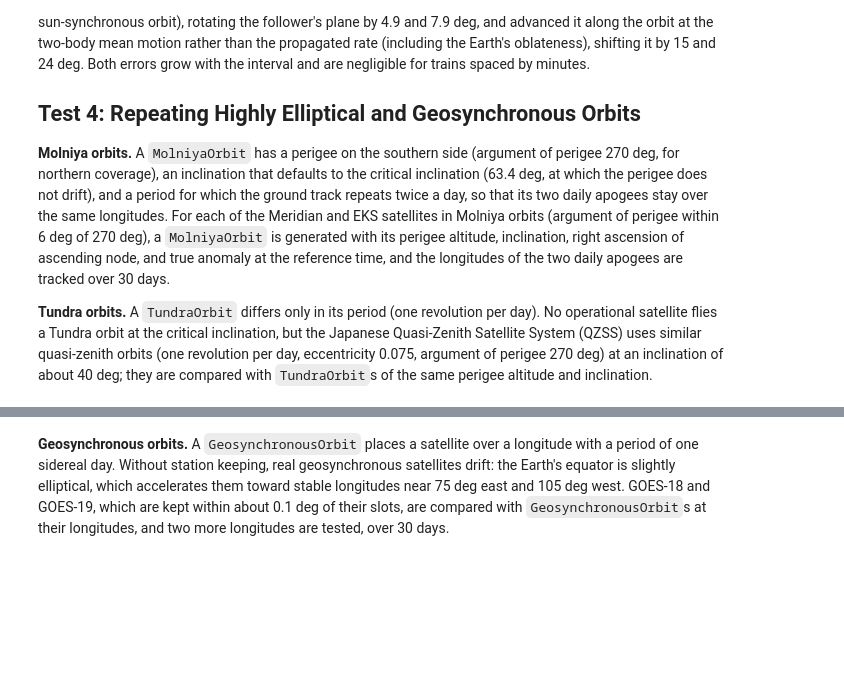
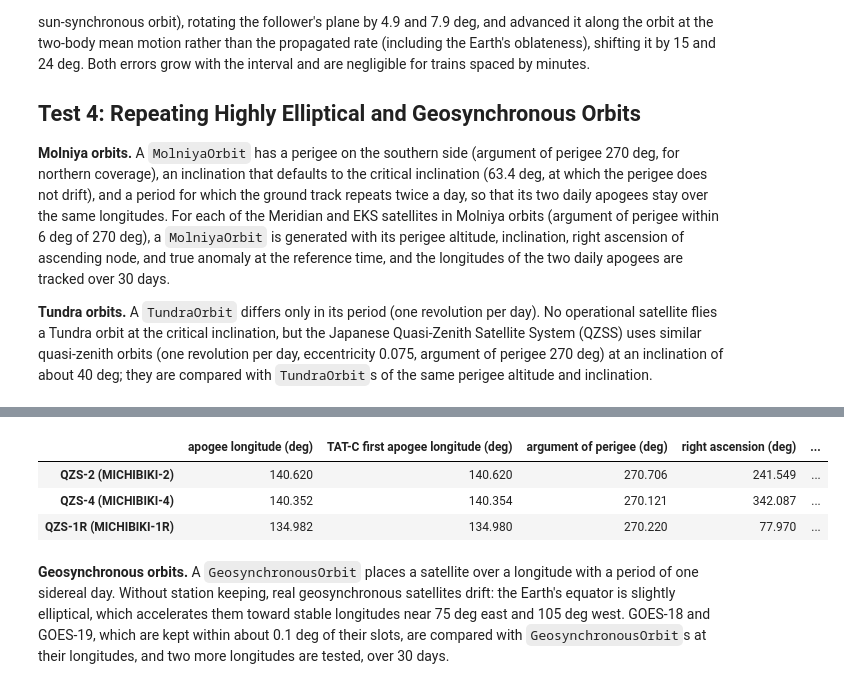
Before and after one commit to code-lab-org/tatc, a Jupyter notebook: docs/validation/ValidateOrbitGeneration.ipynb, the cells around one changed output, grey strips where cells are left out. Cells and saved outputs as stored; diff of their text form; code cells hidden in the pictures; blank space fills up the shorter version.

Commit message:
add convenience function to specify tundra/molniya by longitude

```diff
--- a/docs/validation/ValidateOrbitGeneration.ipynb
+++ b/docs/validation/ValidateOrbitGeneration.ipynb
@@ -465,3 +467,47 @@ pd.DataFrame(rows4).T.round(3)
+# %%
+def apogee_longitudes(at, days=30):
+    """Longitudes (deg) of the apogees of a propagated orbit, sampled every 20 s."""
+    times = timescale.from_datetimes([T + timedelta(seconds=20 * k) for k in range(days * 4320)])
+    track = at(times)
+    radius = np.linalg.norm(track.position.m, axis=0)
+    k = np.nonzero((radius[1:-1] > radius[:-2]) & (radius[1:-1] >= radius[2:]))[0] + 1
+    return wgs84.subpoint_of(track[k]).longitude.degrees
+
+
+rows4b = {}
+for name in TLES["qzss"]:
+    sat = satellite("qzss", name)
+    m = sat.model
+    if m.ecco < 0.05 or abs(math.degrees(m.argpo) - 270) > 6:
+        continue
+    minutes = (t_ref.tt - sat.epoch.tt) * 1440
+    semimajor_axis = (EARTH_MU / (m.no_kozai / 60) ** 2) ** (1 / 3)
+    real = apogee_longitudes(sat.at)
+    orbit = TundraOrbit.from_apogee_longitude(
+        float(real[0]),
+        perigee_altitude=semimajor_axis * (1 - m.ecco) - EARTH_MEAN_RADIUS,
+        inclination=math.degrees(m.inclo),
+        true_anomaly=float(mean_anomaly_to_true_anomaly(math.degrees(m.mo + m.mdot * minutes) % 360, m.ecco)),
+        epoch=T,
+    )
+    generated = apogee_longitudes(orbit.to_gp_orbit().elements[0].to_skyfield().at)
+    raan = math.degrees(m.nodeo + m.nodedot * minutes) % 360
+    rows4b[name] = {
+        "apogee longitude (deg)": real[0],
+        "TAT-C first apogee longitude (deg)": generated[0],
+        "argument of perigee (deg)": math.degrees(m.argpo),
+        "right ascension (deg)": raan,
+        "TAT-C right ascension (deg)": orbit.right_ascension_ascending_node,
+        "right ascension difference (deg)": (orbit.right_ascension_ascending_node - raan + 180) % 360 - 180,
+        "apogee longitude range over 30 days (deg)": np.ptp(real),
+        "TAT-C apogee longitude range over 30 days (deg)": np.ptp(generated),
+    }
+pd.DataFrame(rows4b).T.round(3)
+# %% [output]
+|  | apogee longitude (deg) | TAT-C first apogee longitude (deg) | argument of perigee (deg) | right ascension (deg) | ... |
+| QZS-2 (MICHIBIKI-2) | 140.620 | 140.620 | 270.706 | 241.549 | ... |
+| QZS-4 (MICHIBIKI-4) | 140.352 | 140.354 | 270.121 | 342.087 | ... |
+| QZS-1R (MICHIBIKI-1R) | 134.982 | 134.980 | 270.220 | 77.970 | ... |
 # %% [markdown]
 **Geosynchronous orbits.** A `GeosynchronousOrbit` places a satellite over a longitude with a period of one sidereal day. Without station keeping, real geosynchronous satellites drift: the Earth's equator is slightly elliptical, which accelerates them toward stable longitudes near 75 deg east and 105 deg west. GOES-18 and GOES-19, which are kept within about 0.1 deg of their slots, are compared with `GeosynchronousOrbit`s at their longitudes, and two more longitudes are tested, over 30 days.
 # %%
```
Also changed, not shown: parts of 2 cells of this notebook, 4 other files.
